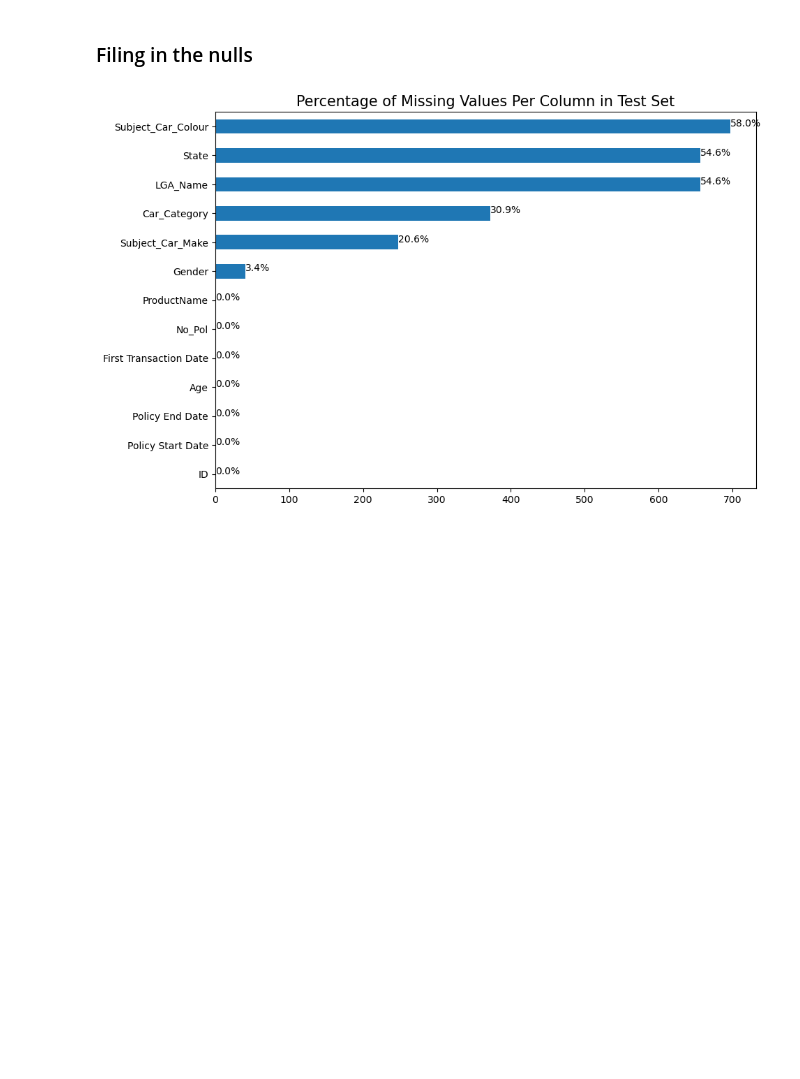
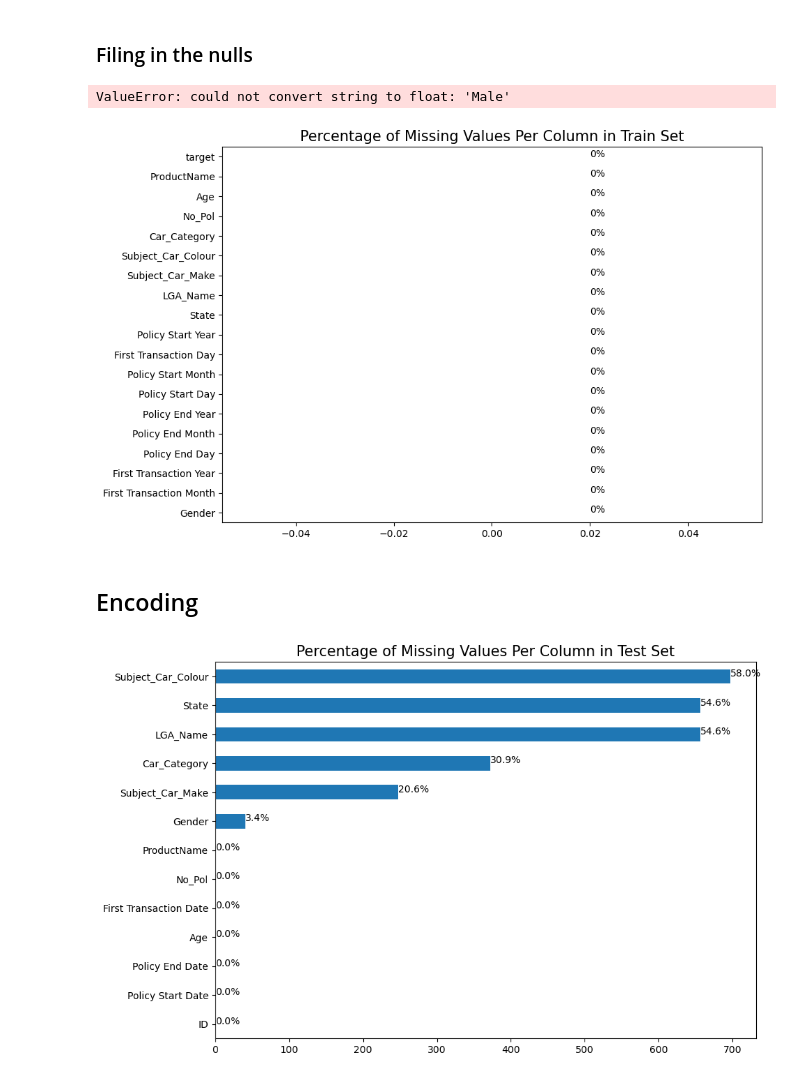
Before and after one commit to agnesnthabi/vehicle_insurance, a Jupyter notebook: Python_StarterNotebook.ipynb, the cells around one changed output. Saved outputs shown, nothing was run; the diff lists cells and outputs as text; code cells hidden in the pictures; blank space fills up the shorter version.

Commit message:
cleaning data

```diff
--- a/Python_StarterNotebook.ipynb
+++ b/Python_StarterNotebook.ipynb
@@ -251,2 +198,41 @@ train = train[[col for col in train.columns if col != target] + [target]]
 # %% [markdown]
 ### Filing in the nulls
+# %%
+from sklearn.impute import KNNImputer
+import pandas as pd
+
+# Select only the relevant columns for imputation
+cols_to_impute = [
+    'Gender',
+    'Subject_Car_Make',
+    'Car_Category',
+    'LGA_Name',
+    'State',
+    'Subject_Car_Colour'
+]
+
+# Create a copy of those columns
+df_impute = train[cols_to_impute]
+
+# Initialize KNN Imputer
+imputer = KNNImputer(n_neighbors=5)
+
+# Fit and transform the data
+df_imputed_values = imputer.fit_transform(df_impute)
+
+# Replace original columns with imputed values
+train[cols_to_impute] = df_imputed_values
+# %% [output]
+ValueError: could not convert string to float: 'Male'
+# %%
+# Check if there any missing values in train set
+ax = train.isna().sum().sort_values().plot(kind = 'barh', figsize = (10, 7))
+plt.title('Percentage of Missing Values Per Column in Train Set', fontdict={'size':15})
+for p in ax.patches:
+    percentage ='{:,.0f}%'.format((p.get_width()/train.shape[0])*100)
+    width, height =p.get_width(),p.get_height()
+    x=p.get_x()+width+0.02
+    y=p.get_y()+height/2
+    ax.annotate(percentage,(x,y))
+# %% [output]
+[figure, added]
@@ -252,0 +241,2 @@ train = train[[col for col in train.columns if col != target] + [target]]
+# %% [markdown]
+## Encoding
```
Also changed, not shown: parts of 13 cells of this notebook, 1 other file.
